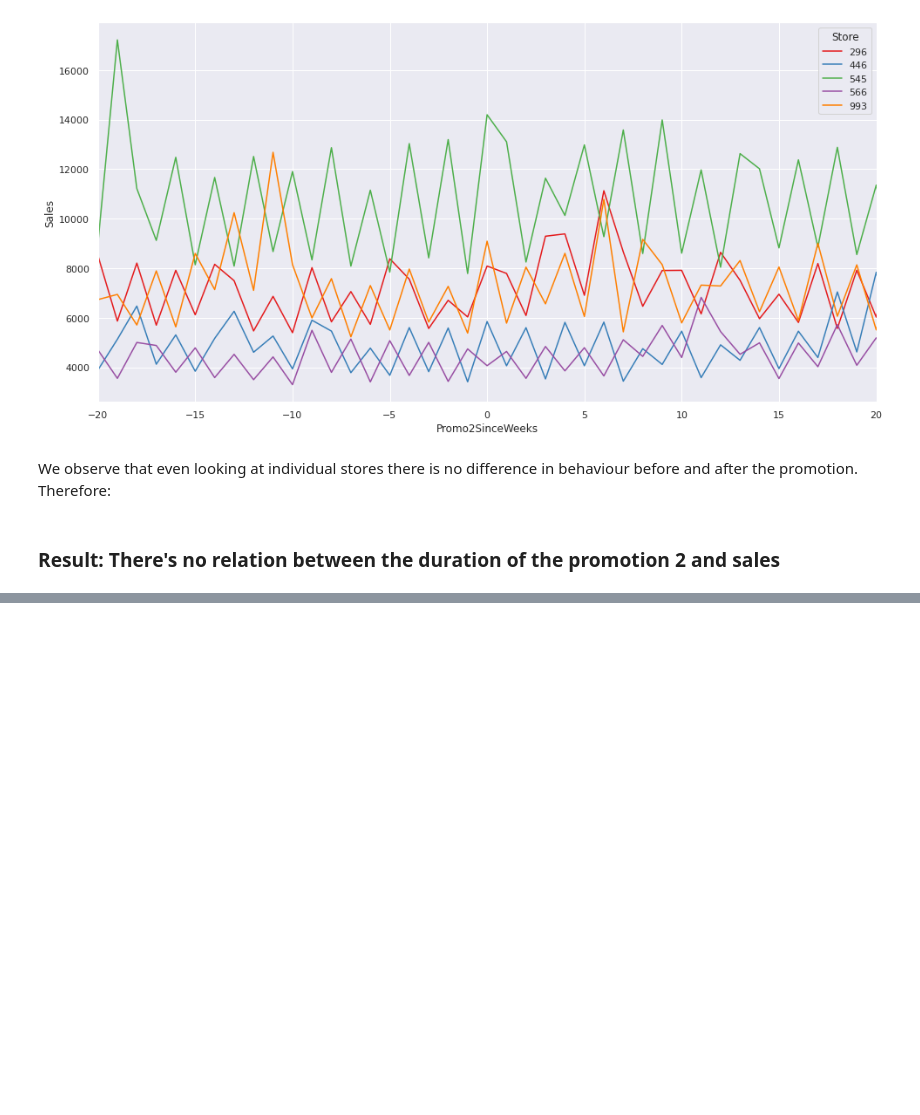
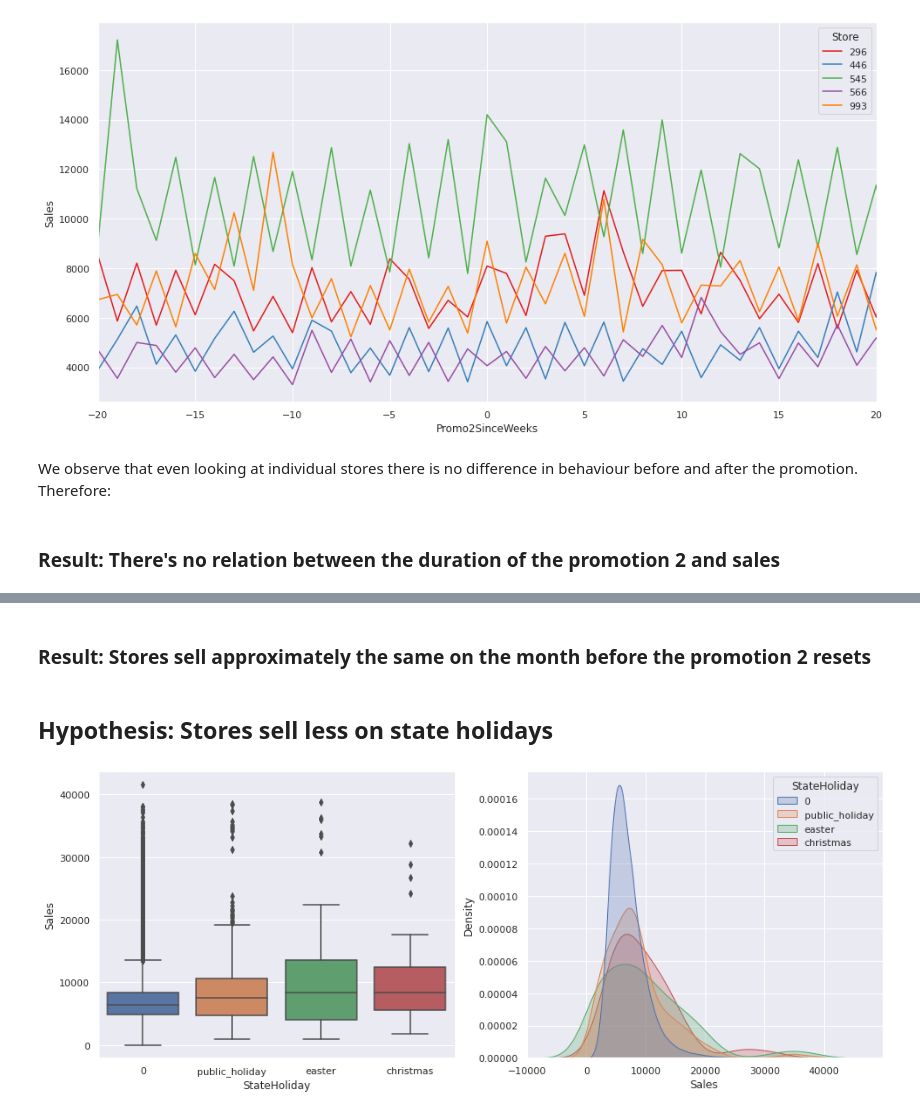
Before and after one commit to brenosakaguti/rossman-sales-prediction, a Jupyter notebook: rossman_sales_prediction.ipynb, the cells around one changed output, grey strips where cells are left out. Saved outputs shown, nothing was run; the diff lists cells and outputs as text; code cells hidden in the pictures; blank space fills up the shorter version.

```diff
--- a/rossman_sales_prediction.ipynb
+++ b/rossman_sales_prediction.ipynb
@@ -221,0 +236,12 @@ We observe that even looking at individual stores there is no difference in beha
+# %% [markdown]
+### Result: Stores sell approximately the same on the month before the promotion 2 resets
+# %% [markdown]
+## Hypothesis: Stores sell less on state holidays
+# %%
+ax, fig = plt.subplots(figsize=(16,6))
+plt.subplot(1,2,1)
+sns.boxplot(x="StateHoliday", y="Sales", data=df3)
+plt.subplot(1,2,2)
+sns.kdeplot(data=df3, x="Sales", hue="StateHoliday", common_norm=False, fill=True);
+# %% [output]
+[figure, added]
```
Also changed, not shown: parts of 23 cells of this notebook.
